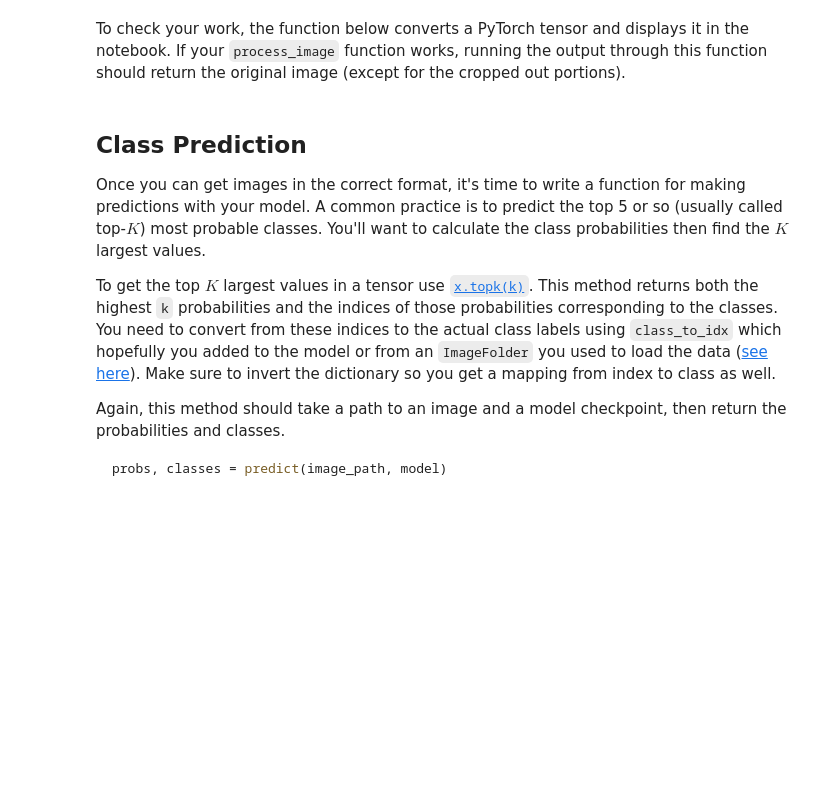
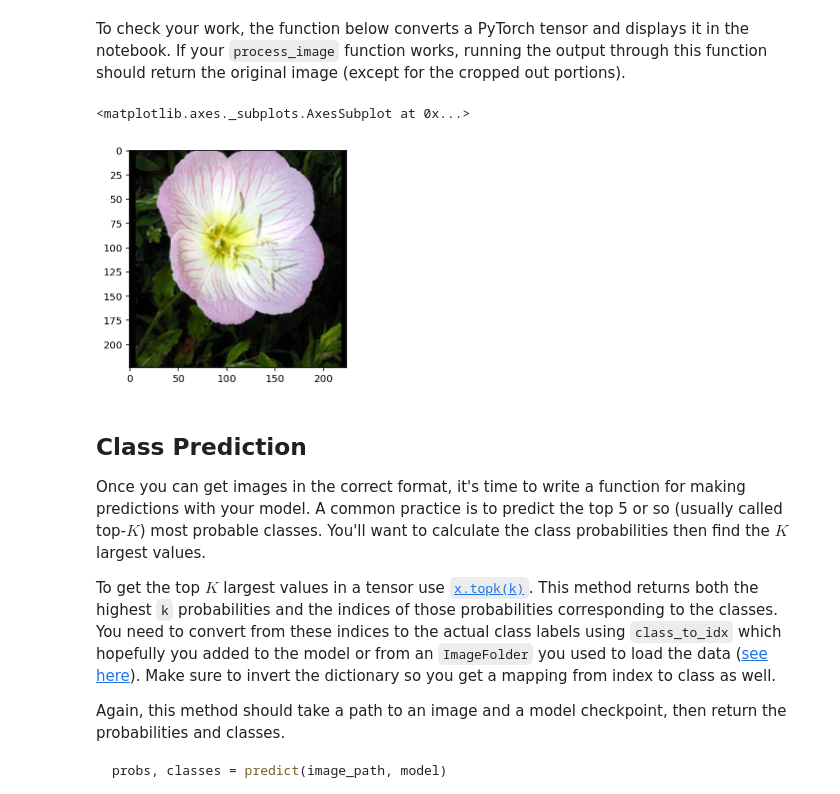
Before and after one commit to CaptainAwesomeDi/aipnd-project, a Jupyter notebook: Image Classifier Project.ipynb, the cells around one changed output. Cells and saved outputs as stored; diff of their text form; code cells hidden in the pictures; blank space fills up the shorter version.

```diff
--- a/Image Classifier Project.ipynb
+++ b/Image Classifier Project.ipynb
@@ -248,3 +251,16 @@ Remember that you'll want to completely rebuild the model later so you can use i
+# %%
+# TODO: Save the checkpoint
+model.class_to_idx = train_data.class_to_idx
+checkpoint = {
+    "input_size":224,
+    "output_size":102,
+    "epochs":5,
+    "dropout":0.5,
+    "classifier_layers":[25088,4096,2048],
+    "optimizer_state_dict": optimizer.state_dict,
+    "class_to_idx":train_data.class_to_idx,
+    "state_dict": model.state_dict()}
+torch.save(checkpoint, 'checkpoint.pth')
 # %% [markdown]
 ## Loading the checkpoint
 
@@ -287,3 +336,31 @@ def process_image(image):
+# %%
+def process_image(image):
+    ''' Scales, crops, and normalizes a PIL image for a PyTorch model,
+        returns an Numpy array
+    '''
+    size = 256, 256
+    im  = Image.open(image)
+    im.thumbnail(size)
+
+    width, height = im.size
+    new_width, new_height = 224,224
+
+    left = (width - new_width)/2
+    top = (height - new_height)/2
+    right = (width + new_width)/2
+    bottom = (height + new_height)/2
+
+    im =im.crop((left, top, right, bottom))
+
+    np_image = np.array(im)
+    np_image = np_image / 255
+    std = np.array([0.229, 0.224, 0.225])
+    mean = np.array([0.485, 0.456, 0.406])
+    np_image = (np_image - mean) / std
+    image = np.transpose(np_image,(2,0,1))
+
+    return torch.from_numpy(image)
+    # TODO: Process a PIL image for use in a PyTorch model
 # %% [markdown]
 To check your work, the function below converts a PyTorch tensor and displays it in the notebook. If your `process_image` function works, running the output through this function should return the original image (except for the cropped out portions).
 # %%
@@ -307,6 +383,12 @@ def imshow(image, ax=None, title=None):
     ax.imshow(image)
 
     return ax
+# %%
+test_a = process_image('assets/flowers/test/1/image_06743.jpg')
+imshow(test_a)
+# %% [output]
+<matplotlib.axes._subplots.AxesSubplot at 0x...>
+[figure, added]
 # %% [markdown]
 ## Class Prediction
 
```
Also changed, not shown: parts of 18 cells of this notebook, 2 other files.
